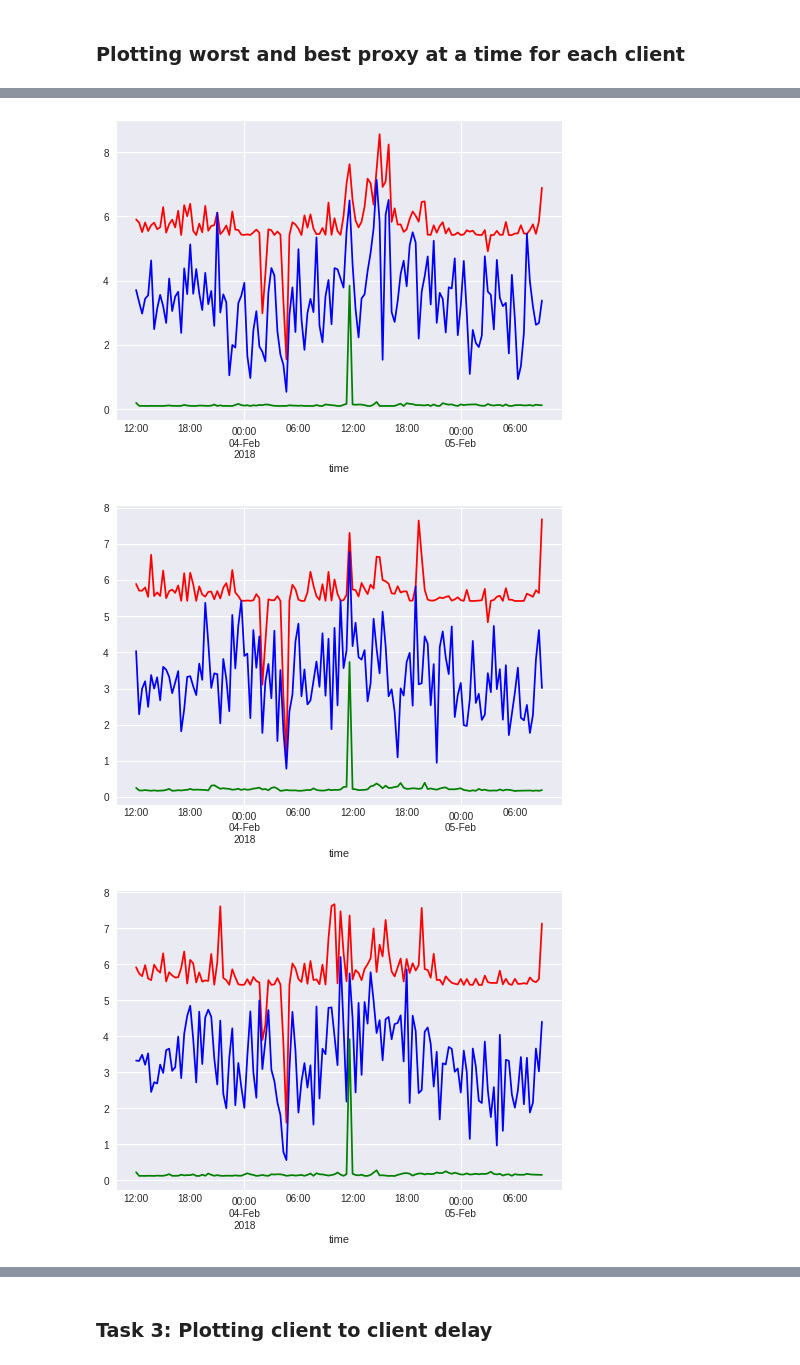
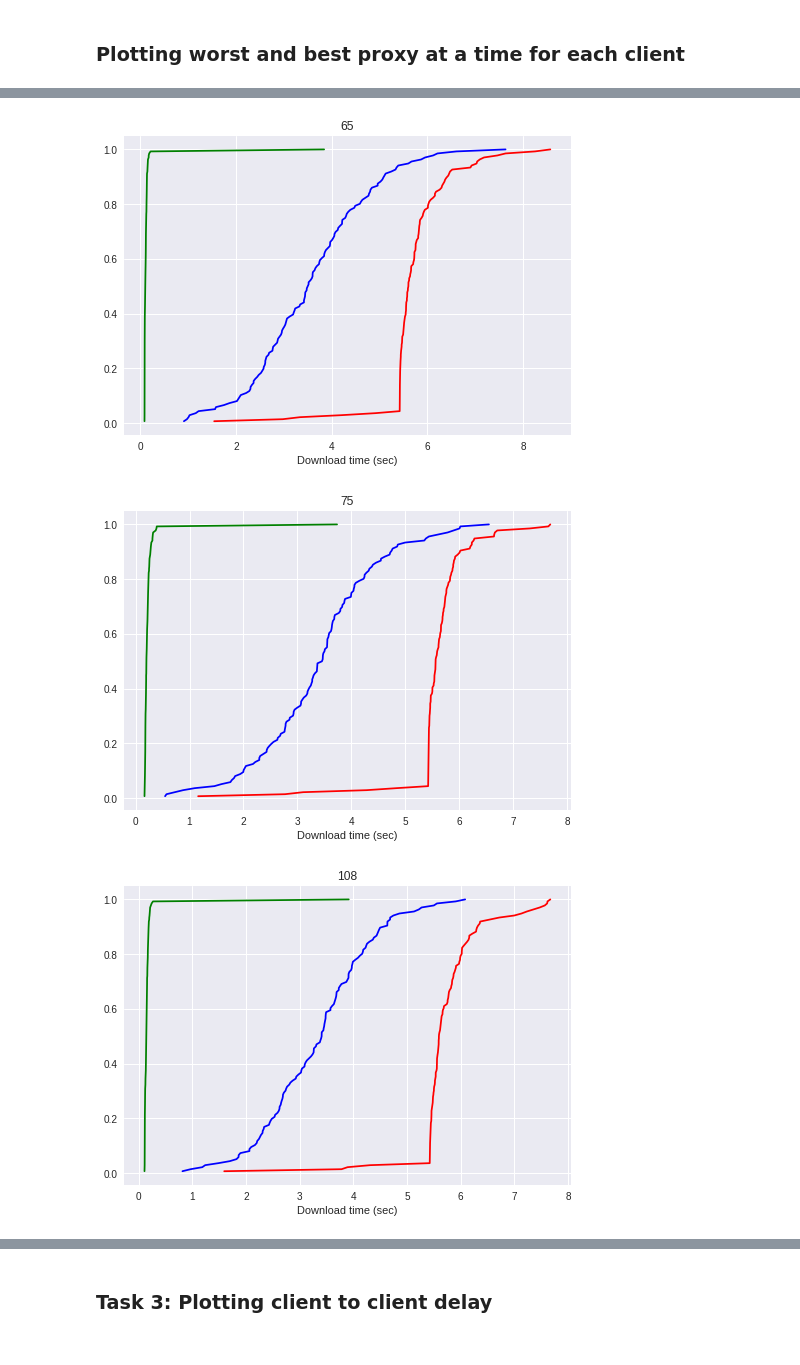
Before and after one commit to khulan8824/proxyTest, a Jupyter notebook: clientLogs.ipynb, the cells around one changed output, grey strips where cells are left out. Saved outputs shown, nothing was run; the diff lists cells and outputs as text; code cells hidden in the pictures.

Commit message:
ECDF of rand selection

```diff
--- a/clientLogs.ipynb
+++ b/clientLogs.ipynb
@@ -332,6 +332,12 @@ def read_clients_log():
                 print(node, 'EXception', e)
     return nodes_results
 
+def getECDF(df, var):
+    """Helper function that caclulates the ECDF of a dataframe"""
+    df = df[var].value_counts()
+    ecdf = df.sort_index().cumsum()*1./df.sum()
+    return ecdf
+
 client_data = read_clients_log()
 client_data.head()
 # %% [output]
@@ -413,36 +419,38 @@ def plot_perf(df):
         df_client = df.query('client == "'+client+'"')
         time_seq = df_client.time.unique()
         idx = df_client.groupby(['time'])['download'].transform(max) == df_client['download']
         worst_df = df_client[idx]
 
         idx = df_client.groupby(['time'])['download'].transform(min) == df_client['download']
         best_df = df_client[idx]
         rand_df = pd.DataFrame()
         for time_st in time_seq:
             df_time = df_client.query("time == '"+time_st+"'")
             proxies = df_time.proxy.unique()
             if len(proxies) > 2:
                 rand_choice = random.sample(set(proxies), 2)
                 client1 = df_time.query('proxy == "'+rand_choice[0]+'"')
                 client2 = df_time.query('proxy == "'+rand_choice[1]+'"')
                 if float(client1.download.iloc[0]) > float(client2.download.iloc[0]):
                     rand_df = rand_df.append(client1)
                 else:
                     rand_df = rand_df.append(client2)
             else:
                 rand_df = rand_df.append(df_time)
 
-        worst_df.resample('20Min').mean()['download'].plot(color='red')
-        rand_df.resample('20Min').mean()['download'].plot(color='blue')
-        best_df.resample('20Min').mean()['download'].plot(color='green')
+        getECDF(worst_df.resample('20Min').mean(),'download').plot(color='red')
+        getECDF(rand_df.resample('20Min').mean(),'download').plot(color='blue')
+        getECDF(best_df.resample('20Min').mean(),'download').plot(color='green')
+        plt.xlabel("Download time (sec)")
+        plt.title(client)
         plt.show()
 
 plot_perf(client_data)
 # %% [output]
 Defaulting to column but this will raise an ambiguity error in a future version
 
 Defaulting to column but this will raise an ambiguity error in a future version
   # This is added back by InteractiveShellApp.init_path()
-[figure, old version]
+[figure, new version]
-[figure, old version]
+[figure, new version]
-[figure, old version]
+[figure, new version]
```
Also changed, not shown: parts of 1 cell of this notebook.
